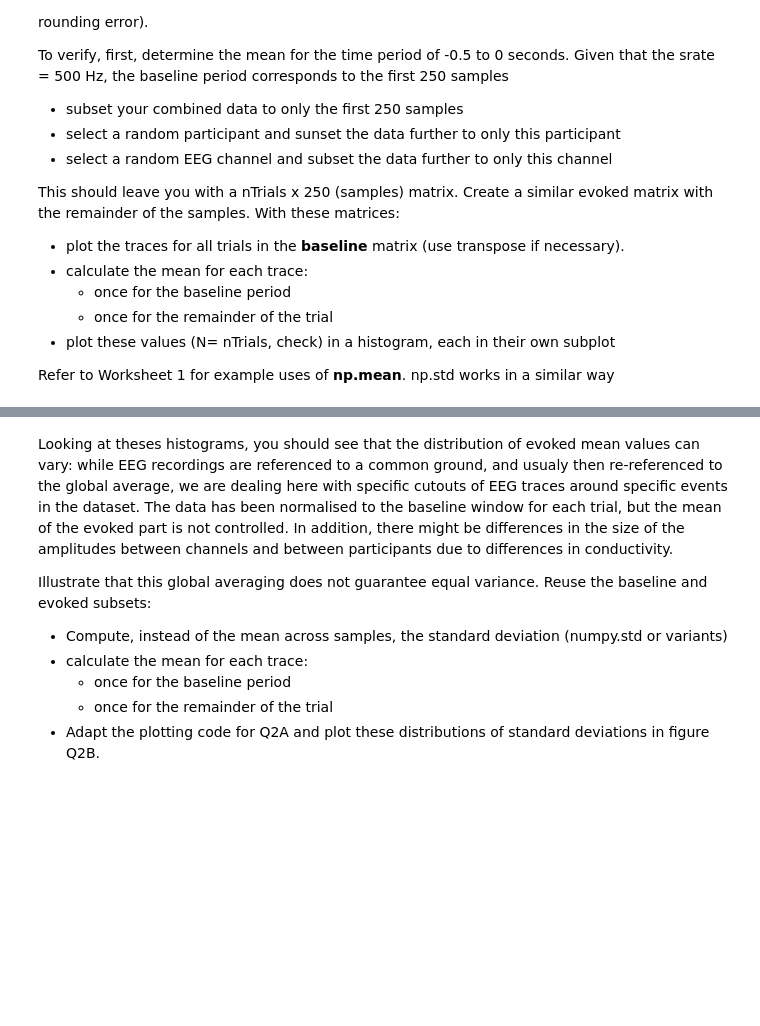
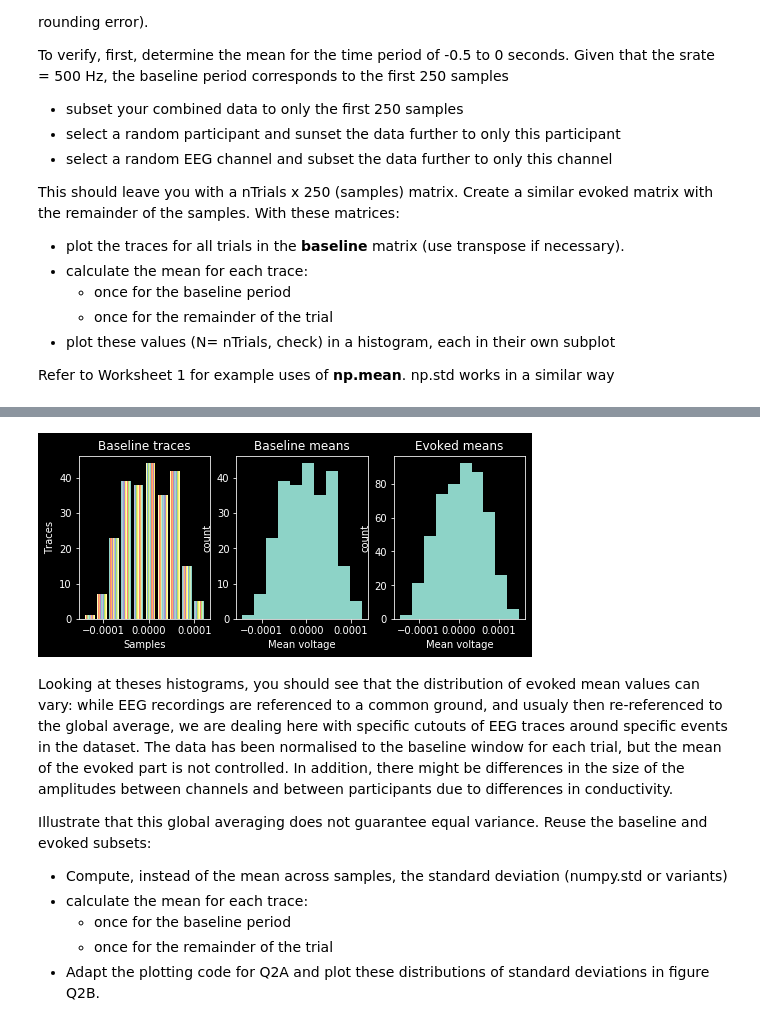
Before and after one commit to Gordonias/Neurosci, a Jupyter notebook: Group Project - Final Assignment - Q1-3.ipynb, the cells around one changed output, grey strips where cells are left out. Cells and saved outputs as stored; diff of their text form; code cells hidden in the pictures; blank space fills up the shorter version.

```diff
--- a/Group Project - Final Assignment - Q1-3.ipynb
+++ b/Group Project - Final Assignment - Q1-3.ipynb
@@ -317,21 +316,13 @@ AttributeError: 'numpy.ndarray' object has no attribute 'plot'
 # %%
-from random import randint
-baseline_period = comb_data[2:,0:249]
-np.shape(baseline_period)
-
-Rparts = randint(0,len(nParts))
-
-baseline_mean =
-evoked_mean = ...
-
 # now plot these three histograms using the subplot given
 fig_Q2A, ax = plt.subplots(figsize=(8,3), nrows=1, ncols=3) # 1x3 graph
 
 # plot the traces in ax[0]
-
-##
-## your code here
-##
+ax[0].hist(BaselinePeriodtest)
+plt.axes(ax[0])
+plt.title("Baseline traces")
+ax[0].set_xlabel('Samples')
+ax[0].set_ylabel('Traces')
 
 # plot the baseline mean in ax[1] with this code
 ax[1].hist(baseline_mean)
@@ -351,3 +342,4 @@ SyntaxError: invalid syntax (<ipython-input-52-4ecc86bb5a82>, line 7)
+[figure, added]
 # %% [markdown]
 Looking at theses histograms, you should see that the distribution of evoked mean values can vary: while EEG recordings are referenced to a common ground, and usualy then re-referenced to the global average, we are dealing here with specific cutouts of EEG traces around specific events in the dataset. The data has been normalised to the baseline window for each trial, but the mean of the evoked part is not controlled. In addition, there might be differences in the size of the amplitudes between channels and between participants due to differences in conductivity.
 
```
Also changed, not shown: parts of 5 cells of this notebook.
